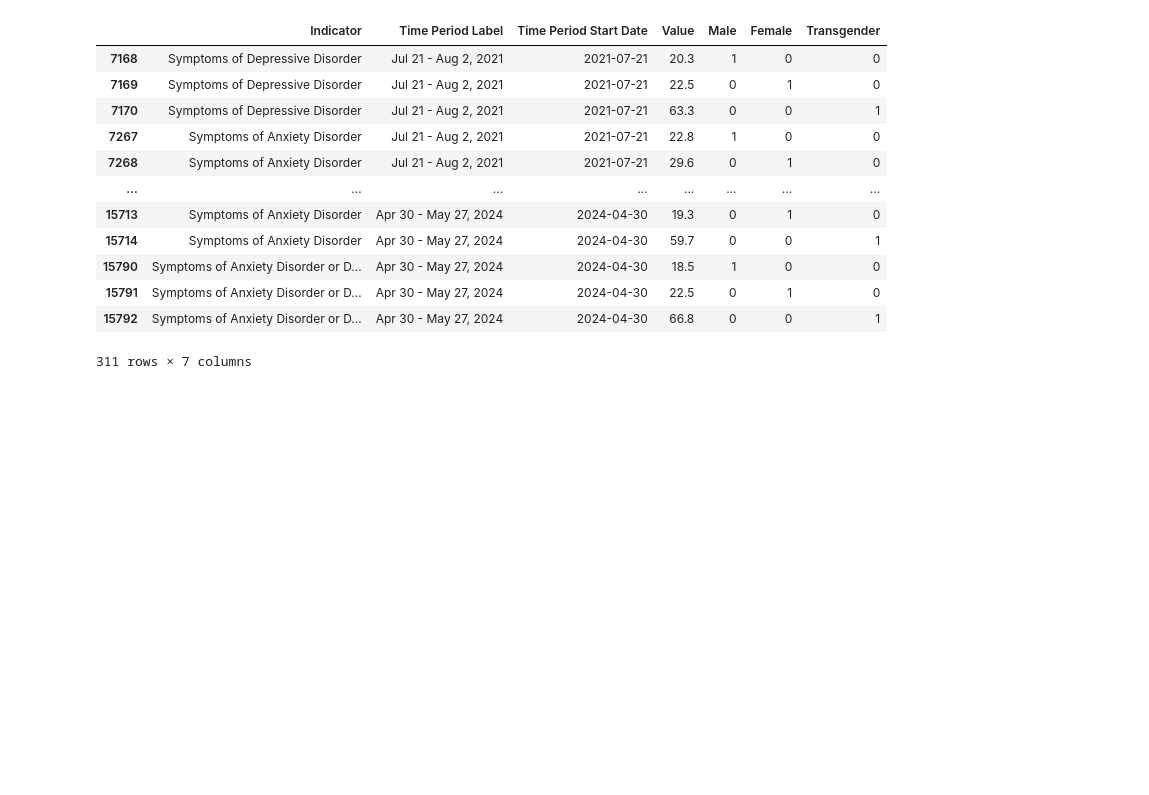
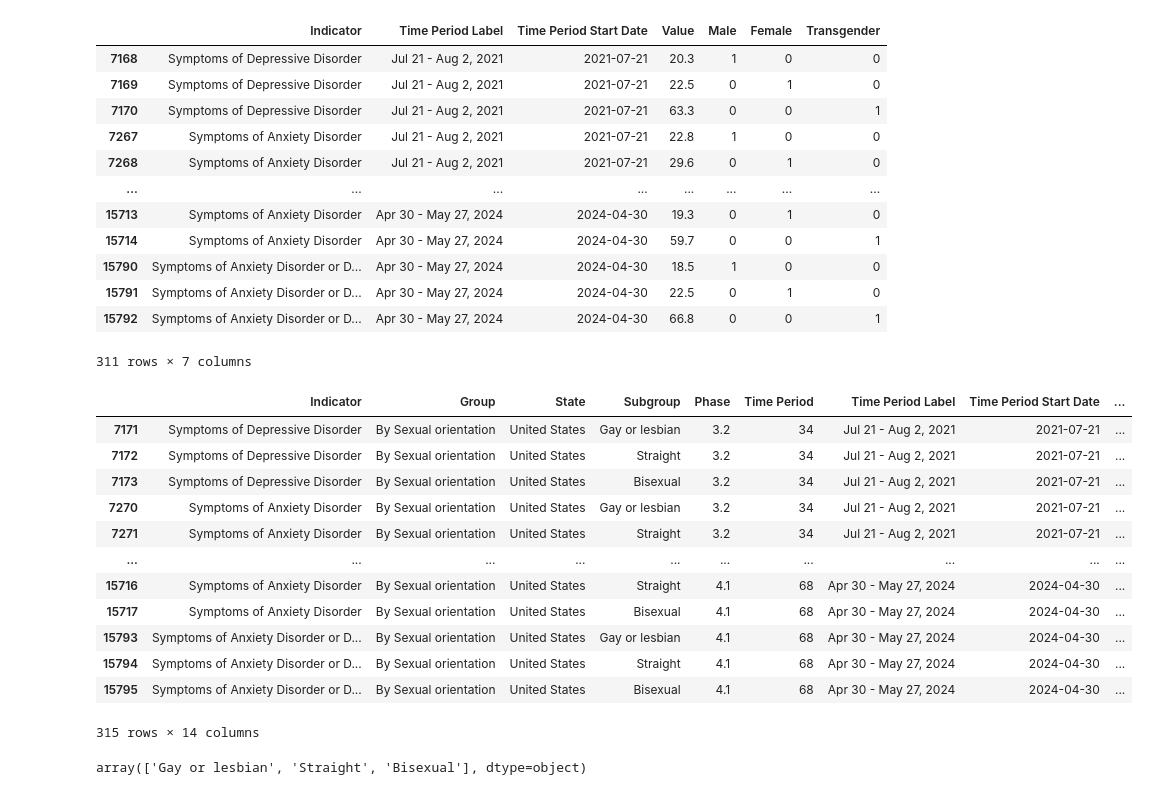
Before and after one commit to baraban7890/Unmasking-Anxiety, a Jupyter notebook: Project1.ipynb, the cells around one changed output. Cells and saved outputs as stored; diff of their text form; code cells hidden in the pictures; blank space fills up the shorter version.

Commit message:
Commit after adding One Hot Code for Sexual Identity, after previously adding One Hot Code for Gender Identity and for Education

```diff
--- a/Project1.ipynb
+++ b/Project1.ipynb
@@ -462,3 +462,26 @@ df_gender_identity
 | 15791 | Symptoms of Anxiety Disorder or D... | Apr 30 - May 27, 2024 | 2024-04-30 | 22.5 | 0 | 1 | 0 |
 | 15792 | Symptoms of Anxiety Disorder or D... | Apr 30 - May 27, 2024 | 2024-04-30 | 66.8 | 0 | 0 | 1 |
 311 rows × 7 columns
+# %%
+df_sexual_orientation = df
+df_sexual_orientation = df_sexual_orientation.loc[df_sexual_orientation['Group'] == 'By Sexual orientation']
+df_sexual_orientation['Subgroup'].unique()
+df_sexual_orientation
+# %% [output]
+|  | Indicator | Group | State | Subgroup | Phase | Time Period | Time Period Label | Time Period Start Date | ... |
+| 7171 | Symptoms of Depressive Disorder | By Sexual orientation | United States | Gay or lesbian | 3.2 | 34 | Jul 21 - Aug 2, 2021 | 2021-07-21 | ... |
+| 7172 | Symptoms of Depressive Disorder | By Sexual orientation | United States | Straight | 3.2 | 34 | Jul 21 - Aug 2, 2021 | 2021-07-21 | ... |
+| 7173 | Symptoms of Depressive Disorder | By Sexual orientation | United States | Bisexual | 3.2 | 34 | Jul 21 - Aug 2, 2021 | 2021-07-21 | ... |
+| 7270 | Symptoms of Anxiety Disorder | By Sexual orientation | United States | Gay or lesbian | 3.2 | 34 | Jul 21 - Aug 2, 2021 | 2021-07-21 | ... |
+| 7271 | Symptoms of Anxiety Disorder | By Sexual orientation | United States | Straight | 3.2 | 34 | Jul 21 - Aug 2, 2021 | 2021-07-21 | ... |
+| ... | ... | ... | ... | ... | ... | ... | ... | ... | ... |
+| 15716 | Symptoms of Anxiety Disorder | By Sexual orientation | United States | Straight | 4.1 | 68 | Apr 30 - May 27, 2024 | 2024-04-30 | ... |
+| 15717 | Symptoms of Anxiety Disorder | By Sexual orientation | United States | Bisexual | 4.1 | 68 | Apr 30 - May 27, 2024 | 2024-04-30 | ... |
+| 15793 | Symptoms of Anxiety Disorder or D... | By Sexual orientation | United States | Gay or lesbian | 4.1 | 68 | Apr 30 - May 27, 2024 | 2024-04-30 | ... |
+| 15794 | Symptoms of Anxiety Disorder or D... | By Sexual orientation | United States | Straight | 4.1 | 68 | Apr 30 - May 27, 2024 | 2024-04-30 | ... |
+| 15795 | Symptoms of Anxiety Disorder or D... | By Sexual orientation | United States | Bisexual | 4.1 | 68 | Apr 30 - May 27, 2024 | 2024-04-30 | ... |
+315 rows × 14 columns
+# %%
+df_sexual_orientation['Subgroup'].unique()
+# %% [output]
+array(['Gay or lesbian', 'Straight', 'Bisexual'], dtype=object)
```
Also changed, not shown: parts of 2 cells of this notebook.
